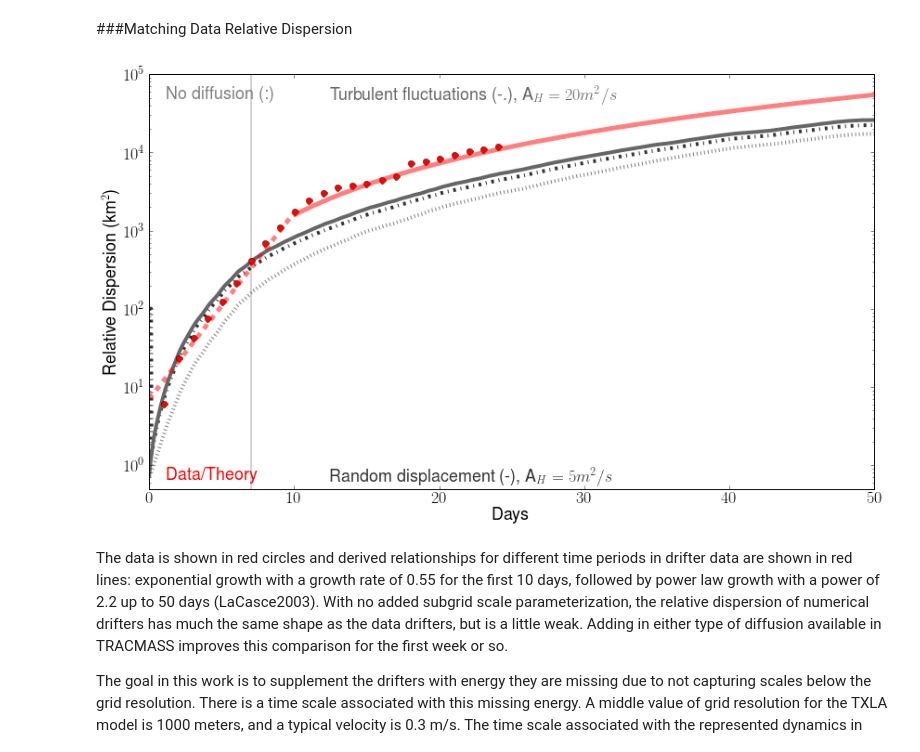
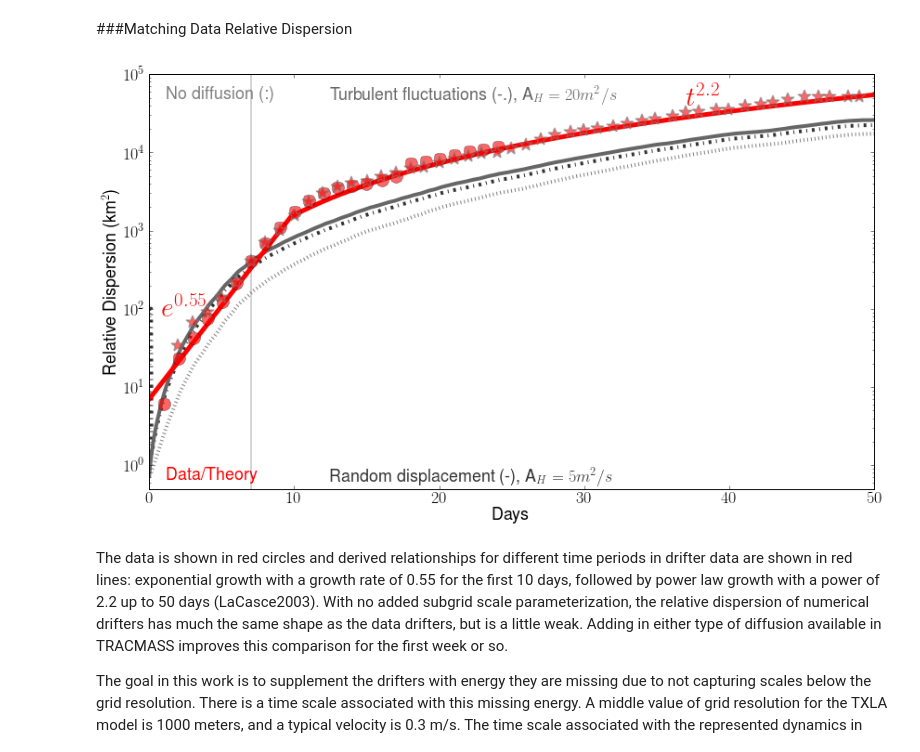
Before and after one commit to kthyng/horizontal_diffusivity, a Jupyter notebook: diffusivity_from_dispersion.ipynb, the cells around one changed output. Saved outputs shown, nothing was run; the diff lists cells and outputs as text; code cells hidden in the pictures.

```diff
--- a/diffusivity_from_dispersion.ipynb
+++ b/diffusivity_from_dispersion.ipynb
@@ -60,34 +60,39 @@ Differences in setups:
 # %%
 colors = ['.5', '.2', '.4'] # no diff, doturb=1, doturb=2,3
 symbols = [':', '-.', '-']
 lacasce = np.loadtxt('lacasce_dispersion_Points.txt')
+lacasce50 = np.loadtxt('figures/lacasce_disperion_50days.txt')
 
 fig = figure(figsize=(14,8))
 plt.xlabel('Days'); plt.ylabel('Relative Dispersion (km$^2$)');
 ax = gca()
 text(0.025, 0.02, 'Data/Theory', color='r', transform=ax.transAxes)
 text(0.025, 0.94, 'No diffusion (:)', color='.5', transform=ax.transAxes)
 text(0.25, 0.93, 'Turbulent fluctuations (-.), A$_H= 20 m^2/s$', color='.4', transform=ax.transAxes)
 text(0.25, 0.01, 'Random displacement (-), A$_H= 5 m^2/s$', color='.2', transform=ax.transAxes)
 plt.semilogy(np.array([7,7]), np.array([10**(-1), 10**(5)]), '-', color='lightgrey', linewidth=2)
 runs = glob.glob('tracks/do*')
 for run in runs:
     Dname = os.path.join(run, 'D2overall.npz')
     D = np.load(Dname)
     D2 = D['D2']; t = D['t']; D.close()
     days = (t-t[0])/(3600.*24) # time vector in days
     doturb = int(run.split('doturb')[1][0]) # this gives the doturb value for plotting
     if doturb == 3: doturb=2;
     plt.semilogy(days, D2, symbols[doturb], color=colors[doturb], linewidth=4)
 
 secs = t-t[0]
-plt.semilogy(lacasce[:,0], lacasce[:,1], 'ro', label='LaCasce', markersize=7)
-plt.semilogy(days[0:301], 7*np.exp(0.55*days[0:301]), 'r--', linewidth=5, alpha=.5) # Exponential growth for first 10 days
-plt.semilogy(days[302:], 10*days[302:]**2.2, 'r', linewidth=5, alpha=.5)
+plt.semilogy(days[0:301], 7*np.exp(0.55*days[0:301]), 'r-', linewidth=5, alpha=1)#.5) # Exponential growth for first 10 days
+plt.semilogy(days[302:], 10*days[302:]**2.2, 'r', linewidth=5, alpha=1)#.5)
+plt.semilogy(lacasce[:,0], lacasce[:,1], 'ro', label='LaCasce', markersize=13, alpha=0.6)#, mew=1.5, mec='grey')
+plt.semilogy(lacasce50[:,0], lacasce50[:,1], 'r*', label='LaCasce', markersize=15, alpha=0.6, markeredgewidth=1.5, mec='grey')
+# labels for analytic functions
+text(.9, 80, '$e^{0.55}$', color='r', fontsize=30, fontweight='bold')
+text(37, 39000, '$t^{2.2}$', color='r', fontsize=30, fontweight='bold')
 ylim(.5,10**5)
 savefig('figures/relative_diffusion_comp.pdf', bbox_inches='tight')
 # %% [output]
-[figure, old version]
+[figure, new version]
 # %% [markdown]
 The data is shown in red circles and derived relationships for different time periods in drifter data are shown in red lines: exponential growth with a growth rate of 0.55 for the first 10 days, followed by power law growth with a power of 2.2 up to 50 days (LaCasce2003). With no added subgrid scale parameterization, the relative dispersion of numerical drifters has much the same shape as the data drifters, but is a little weak. Adding in either type of diffusion available in TRACMASS improves this comparison for the first week or so.
 
```
Also changed, not shown: 1 other file.
